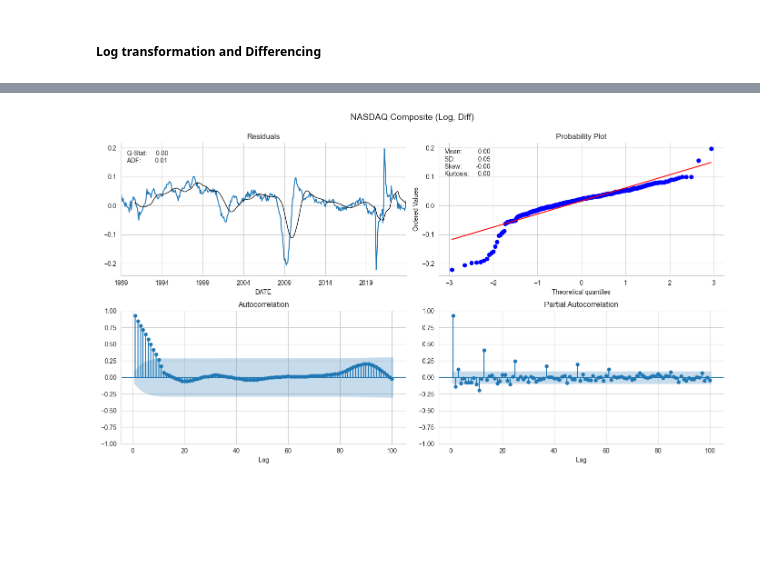
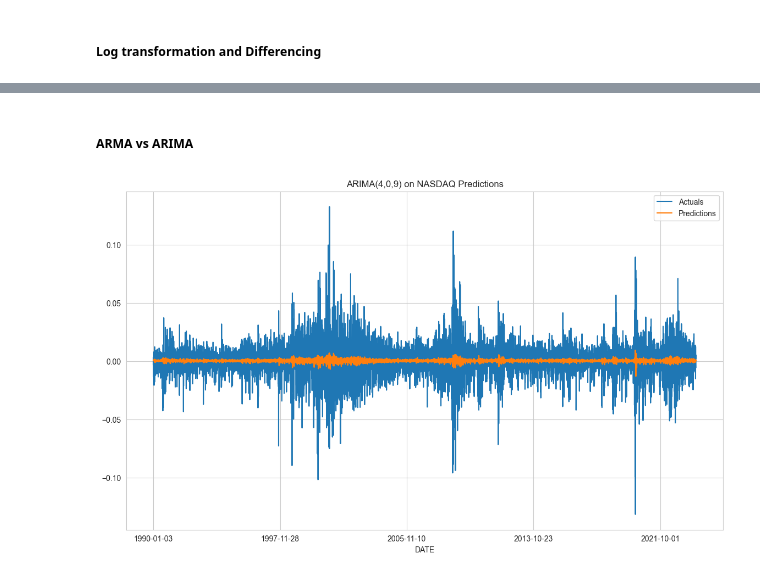
Before and after one commit to shankrith/time-series, a Jupyter notebook: learning/univariate_models.ipynb, the cells around one changed output, grey strips where cells are left out. Drawn from its saved outputs; the diff is of its cells as text; code cells hidden in the pictures; blank space fills up the shorter version.

```diff
--- a/learning/univariate_models.ipynb
+++ b/learning/univariate_models.ipynb
@@ -42,8 +47,25 @@ def plot_correlogram(x, lags=None, title=None):
         sns.despine()
         fig.tight_layout()
         fig.subplots_adjust(top=.9)
+# %%
+def prediction_plot(model, actuals, predictions):
+    fig, axes = plt.subplots(nrows=1, ncols=1, figsize=(14, 8))
+    actuals.plot(ax=axes,
+                title=f'{model} Predictions',label='Actuals')
+
+    predictions.plot(ax=axes,label='Predictions')
+    axes.legend()
 # %% [markdown]
 ##### Load monthly industrial production and daily NASDAQ stock market index:
 # %%
-industrial_production = web.DataReader('IPGMFN', 'fred', '1988', '2023-12-31', session=session).squeeze().dropna()
-nasdaq = web.DataReader('NASDAQCOM', 'fred', '1990', '2023-12-31', session=session).squeeze().dropna()
+# industrial_production = web.DataReader('IPGMFN', 'fred', '1988', '2023-12-31', session=session).squeeze().dropna()
+# nasdaq = web.DataReader('NASDAQCOM', 'fred', '1990', '2023-12-31', session=session).squeeze().dropna()
+
+industrial_production = pd.read_csv("industrial_production_1988_2023.csv")
+nasdaq = pd.read_csv("nasdaq_1990_2023.csv")
+
+industrial_production = industrial_production.set_index("DATE")
+nasdaq = nasdaq.set_index("DATE")
+
+industrial_production = industrial_production['IPGMFN']
+nasdaq = nasdaq['NASDAQCOM']
@@ -245,4 +107,10 @@ look-up table. The actual p-value is smaller than the p-value returned.
-# %%
-plot_correlogram(industrial_production_log_diff, lags=100, title='NASDAQ Composite (Log, Diff)')
-# %% [output]
-[figure, removed]
+# %% [markdown]
+##### ARMA vs ARIMA
+# %%
+model1 = tsa.arima.ARIMA(endog = nasdaq_log_diff, order = (4, 0, 9)).fit()
+# model2 = tsa.arima.ARIMA(endog = nasdaq_log, order = (2, 1, 2)).fit()
+# %%
+predictions = model1.predict()
+prediction_plot('ARIMA(4,0,9) on NASDAQ',nasdaq_log_diff, predictions)
+# %% [output]
+[figure, added]
```
Also changed, not shown: parts of 18 cells of this notebook, 5 other files.
